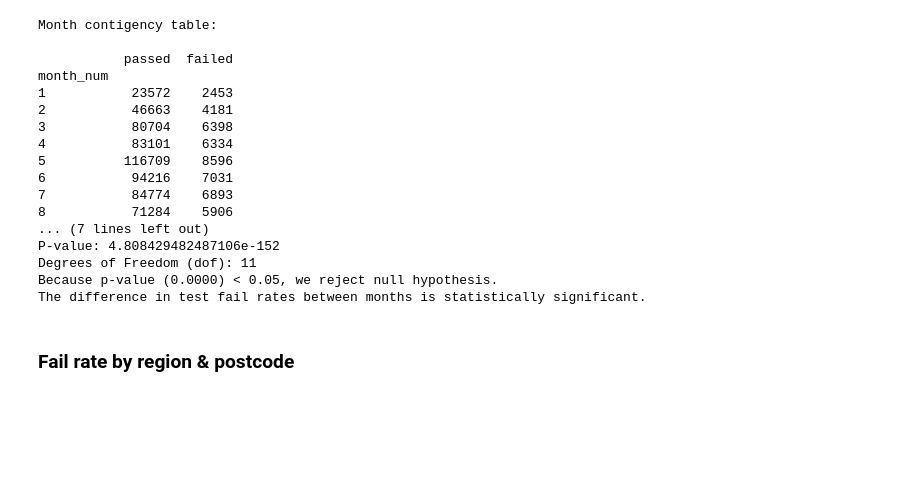
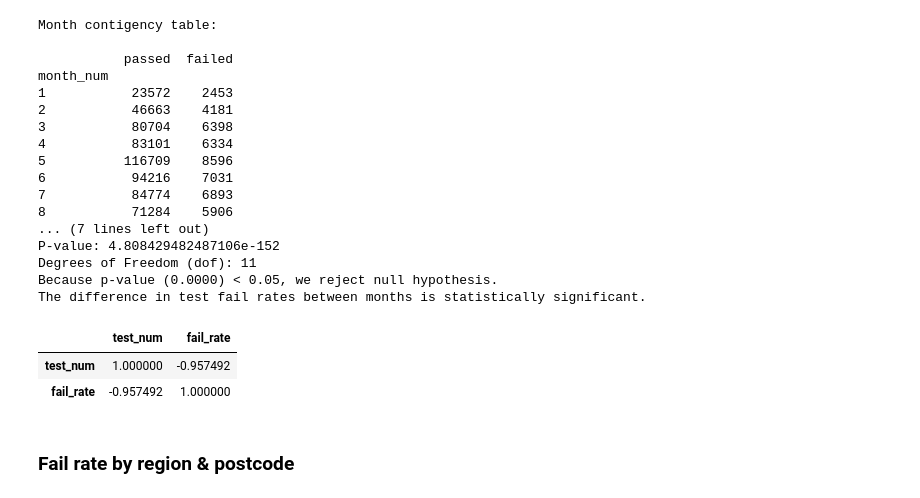
Before and after one commit to sttseitlin/MOT-test-for-motorcycles, a Jupyter notebook: moto.ipynb, the cells around one changed output. Saved outputs shown, nothing was run; the diff lists cells and outputs as text; code cells hidden in the pictures; blank space fills up the shorter version.

```diff
--- a/moto.ipynb
+++ b/moto.ipynb
@@ -1242,6 +1257,12 @@ P-value: 4.808429482487106e-152
 Degrees of Freedom (dof): 11
 Because p-value (0.0000) < 0.05, we reject null hypothesis.
 The difference in test fail rates between months is statistically significant.
+# %%
+fail_rate_by_month[['test_num', 'fail_rate']].corr()
+# %% [output]
+|  | test_num | fail_rate |
+| test_num | 1.000000 | -0.957492 |
+| fail_rate | -0.957492 | 1.000000 |
 # %% [markdown]
 ### Fail rate by region & postcode
 # %% [markdown]
```
Also changed, not shown: parts of 7 cells of this notebook.
